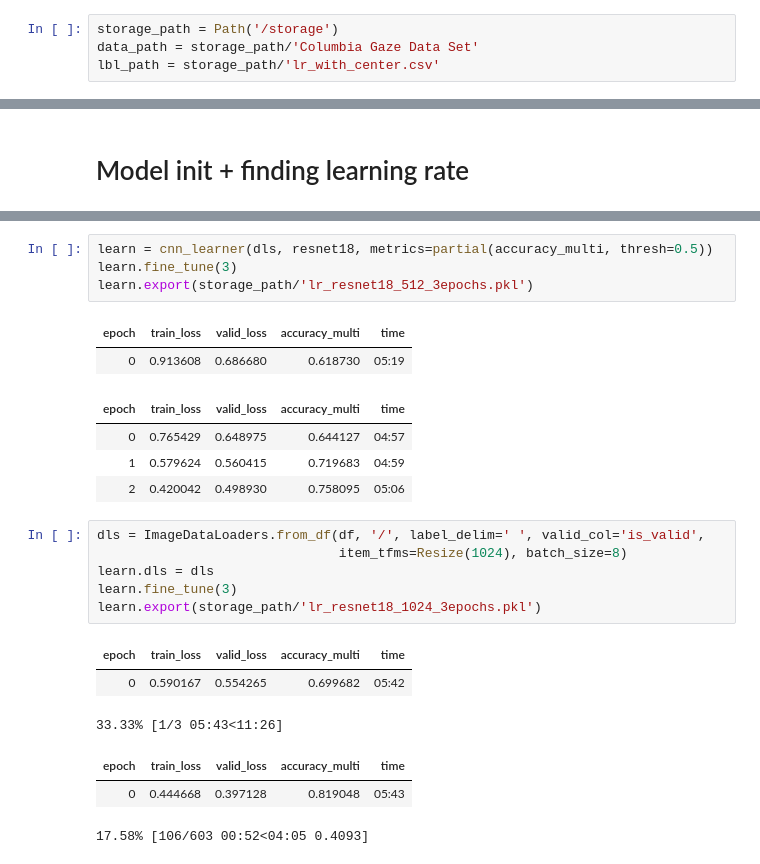
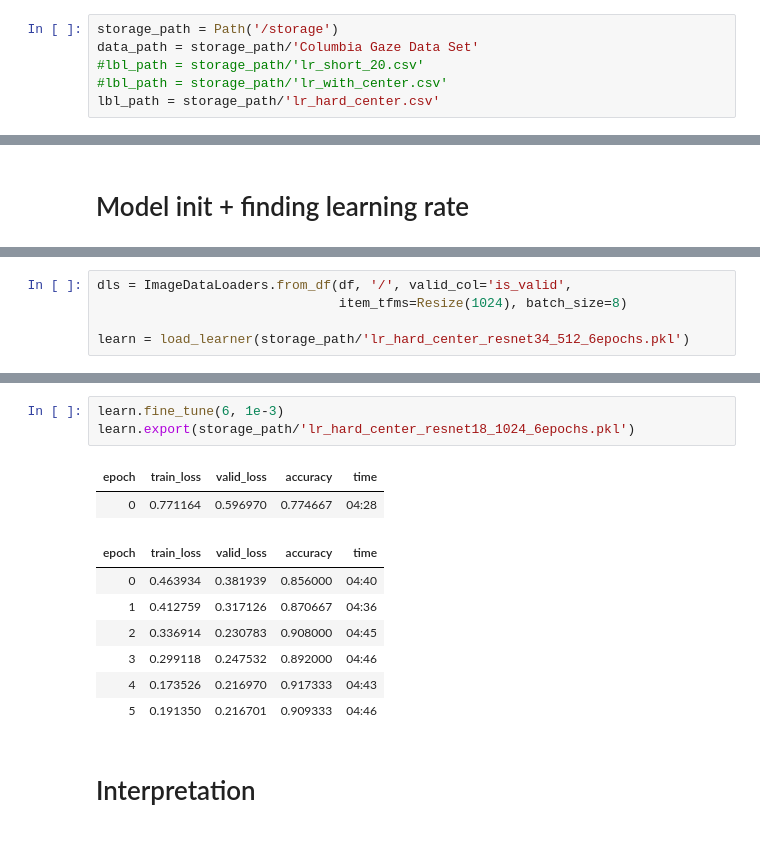
Before and after one commit to omlnaut/gaze_control, a Jupyter notebook: notebooks/05_easy_model_train.ipynb, the cells around one changed output, grey strips where cells are left out. Cells and saved outputs as stored; diff of their text form.

```diff
--- a/notebooks/05_easy_model_train.ipynb
+++ b/notebooks/05_easy_model_train.ipynb
@@ -3,7 +3,9 @@ from fastai2.vision.all import *
 # %%
 storage_path = Path('/storage')
 data_path = storage_path/'Columbia Gaze Data Set'
-lbl_path = storage_path/'lr_with_center.csv'
+#lbl_path = storage_path/'lr_short_20.csv'
+#lbl_path = storage_path/'lr_with_center.csv'
+lbl_path = storage_path/'lr_hard_center.csv'
 # %% [markdown]
 # Load labels
 # %%
@@ -34,0 +71,5 @@ dls.show_batch()
+# %%
+dls = ImageDataLoaders.from_df(df, '/', valid_col='is_valid',
+                               item_tfms=Resize(1024), batch_size=8)
+
+learn = load_learner(storage_path/'lr_hard_center_resnet34_512_6epochs.pkl')
@@ -35,24 +84,15 @@ dls.show_batch()
 # %%
-learn = cnn_learner(dls, resnet18, metrics=partial(accuracy_multi, thresh=0.5))
-learn.fine_tune(3)
-learn.export(storage_path/'lr_resnet18_512_3epochs.pkl')
+learn.fine_tune(6, 1e-3)
+learn.export(storage_path/'lr_hard_center_resnet18_1024_6epochs.pkl')
 # %% [output]
-| epoch | train_loss | valid_loss | accuracy_multi | time |
-| 0 | 0.913608 | 0.686680 | 0.618730 | 05:19 |
+| epoch | train_loss | valid_loss | accuracy | time |
+| 0 | 0.771164 | 0.596970 | 0.774667 | 04:28 |
-| epoch | train_loss | valid_loss | accuracy_multi | time |
-| 0 | 0.765429 | 0.648975 | 0.644127 | 04:57 |
-| 1 | 0.579624 | 0.560415 | 0.719683 | 04:59 |
-| 2 | 0.420042 | 0.498930 | 0.758095 | 05:06 |
+| epoch | train_loss | valid_loss | accuracy | time |
+| 0 | 0.463934 | 0.381939 | 0.856000 | 04:40 |
+| 1 | 0.412759 | 0.317126 | 0.870667 | 04:36 |
+| 2 | 0.336914 | 0.230783 | 0.908000 | 04:45 |
+| 3 | 0.299118 | 0.247532 | 0.892000 | 04:46 |
+| 4 | 0.173526 | 0.216970 | 0.917333 | 04:43 |
+| 5 | 0.191350 | 0.216701 | 0.909333 | 04:46 |
-# %%
-dls = ImageDataLoaders.from_df(df, '/', label_delim=' ', valid_col='is_valid',
-                               item_tfms=Resize(1024), batch_size=8)
-learn.dls = dls
-learn.fine_tune(3)
-learn.export(storage_path/'lr_resnet18_1024_3epochs.pkl')
-# %% [output]
-| epoch | train_loss | valid_loss | accuracy_multi | time |
-| 0 | 0.590167 | 0.554265 | 0.699682 | 05:42 |
-33.33% [1/3 05:43<11:26]
-| epoch | train_loss | valid_loss | accuracy_multi | time |
-| 0 | 0.444668 | 0.397128 | 0.819048 | 05:43 |
-17.58% [106/603 00:52<04:05 0.4093]
+# %% [markdown]
+# Interpretation
```
Also changed, not shown: parts of 13 cells of this notebook, 7 other files.
